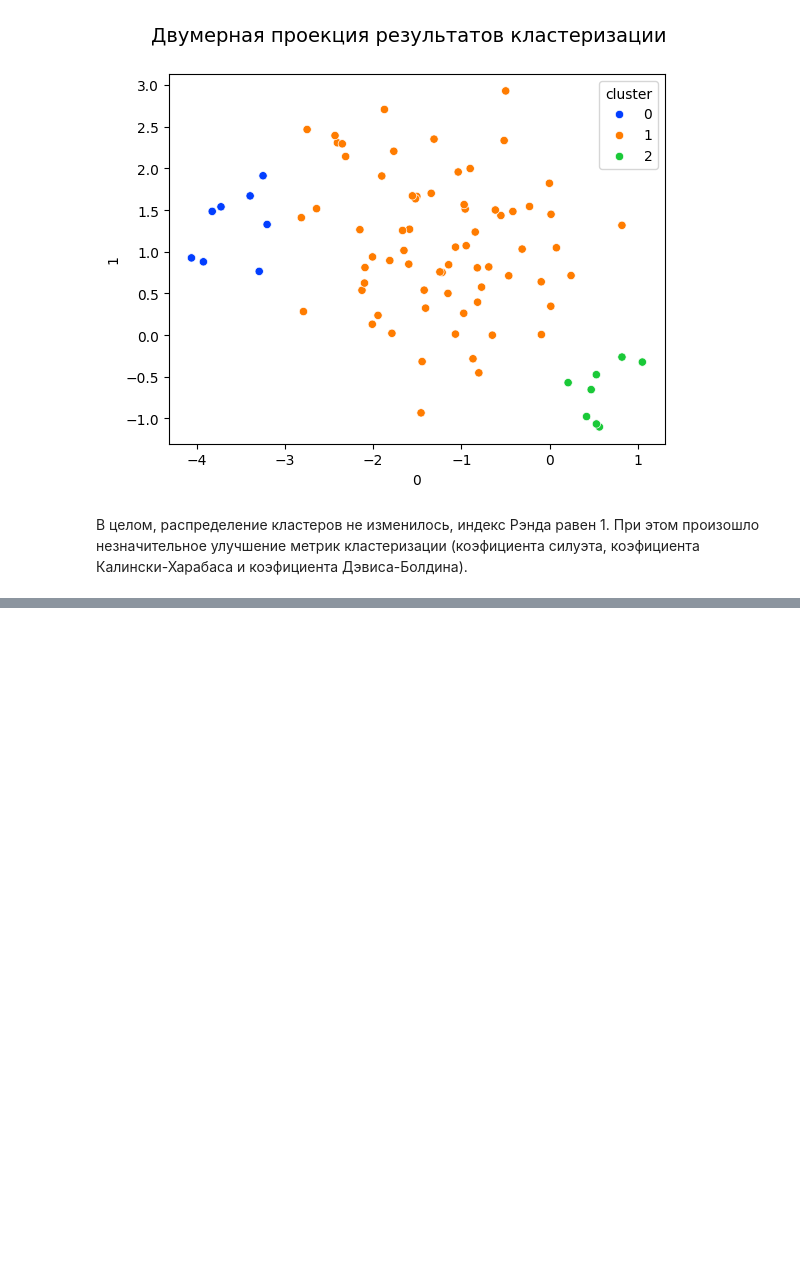
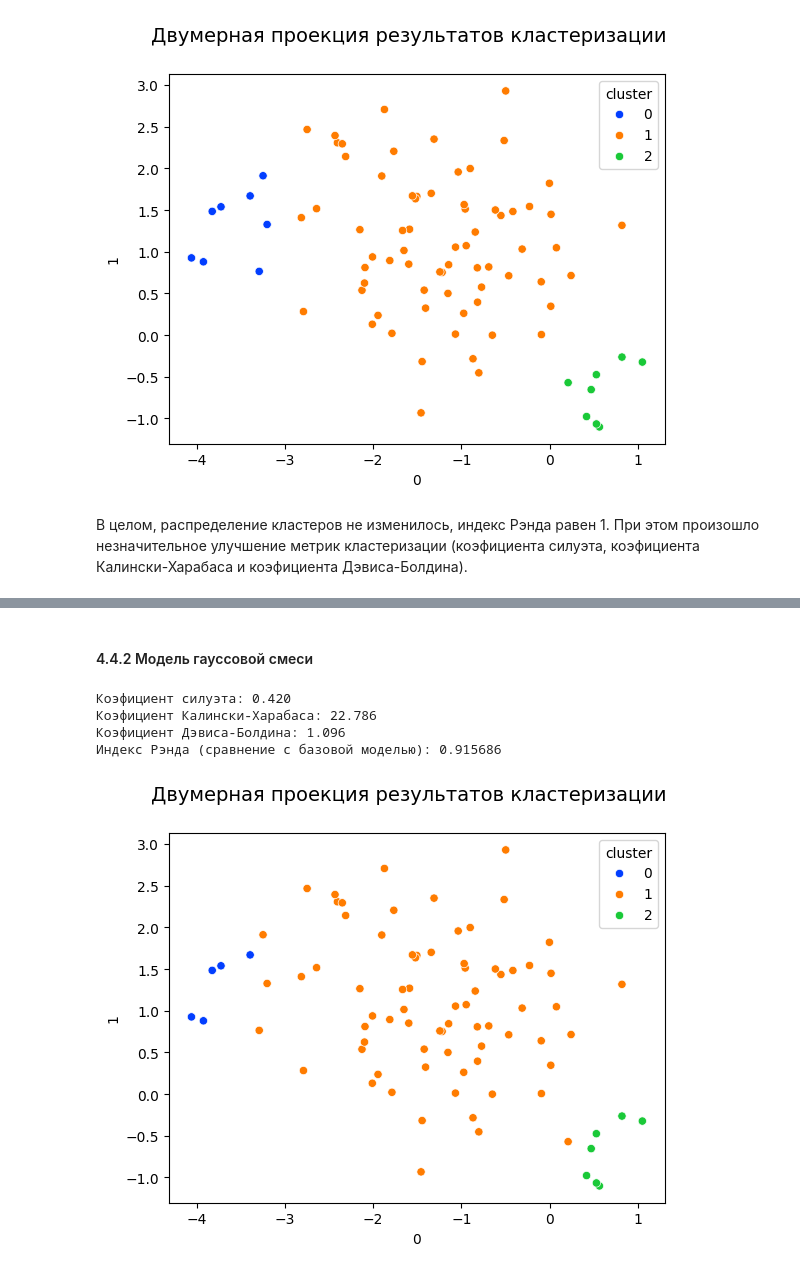
Before and after one commit to vokhmianin-da/social_russia_project, a Jupyter notebook: Diplom_3.ipynb, the cells around one changed output, grey strips where cells are left out. Saved outputs shown, nothing was run; the diff lists cells and outputs as text; code cells hidden in the pictures; blank space fills up the shorter version.

```diff
--- a/Diplom_3.ipynb
+++ b/Diplom_3.ipynb
@@ -187,0 +235,16 @@ print(f'Индекс Рэнда (сравнение с базовой модел
+# %% [markdown]
+#### 4.4.2 Модель гауссовой смеси
+# %%
+# Лучший вариант: covariance_type='tied'
+gmix = GaussianMixture(
+    n_components=3, random_state=42, covariance_type='tied')
+labels = gmix.fit_predict(df_pca)
+plot_2D_clusters(df_pca, labels)
+print(f'Индекс Рэнда (сравнение с базовой моделью): {metrics.rand_score(bm_labels, labels):3f}')
+add_model_to_list(df_pca, labels, 'Gaussian Mixture', bm_labels)
+# %% [output]
+Коэфициент силуэта: 0.420
+Коэфициент Калински-Харабаса: 22.786
+Коэфициент Дэвиса-Болдина: 1.096
+Индекс Рэнда (сравнение с базовой моделью): 0.915686
+[figure, added]
```
Also changed, not shown: parts of 22 cells of this notebook, 2 other files.
